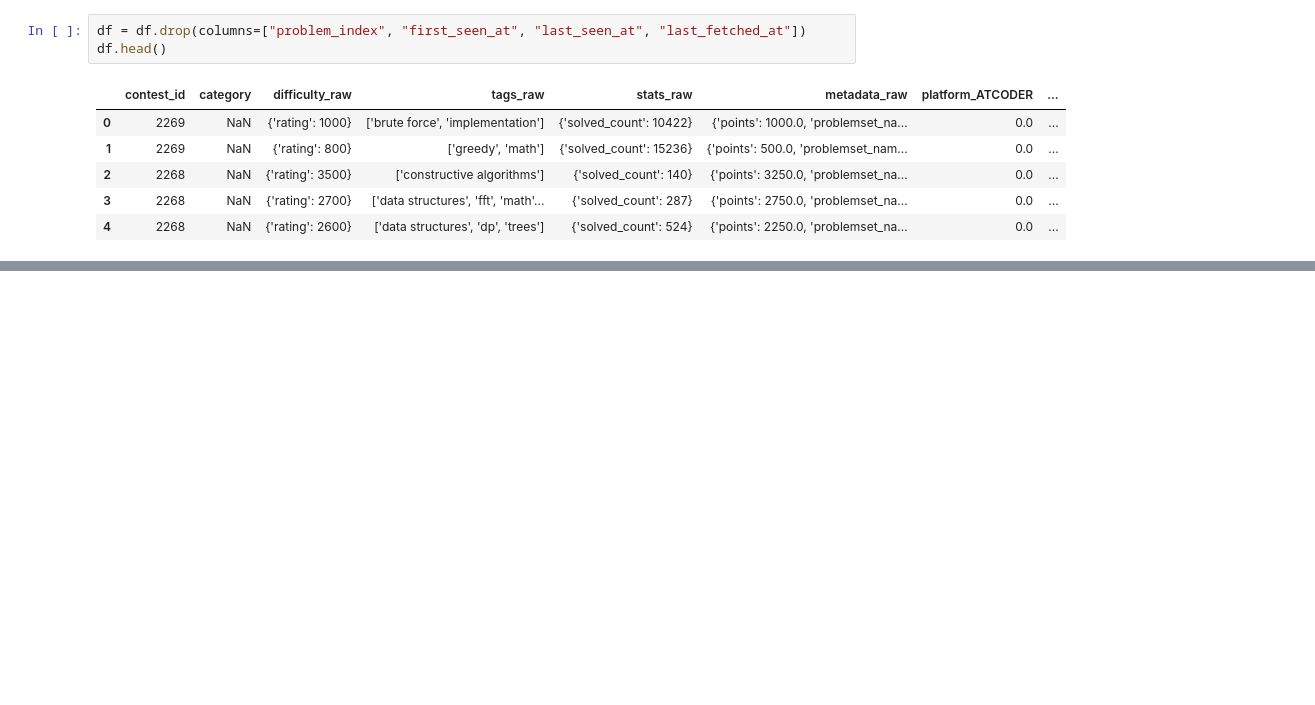
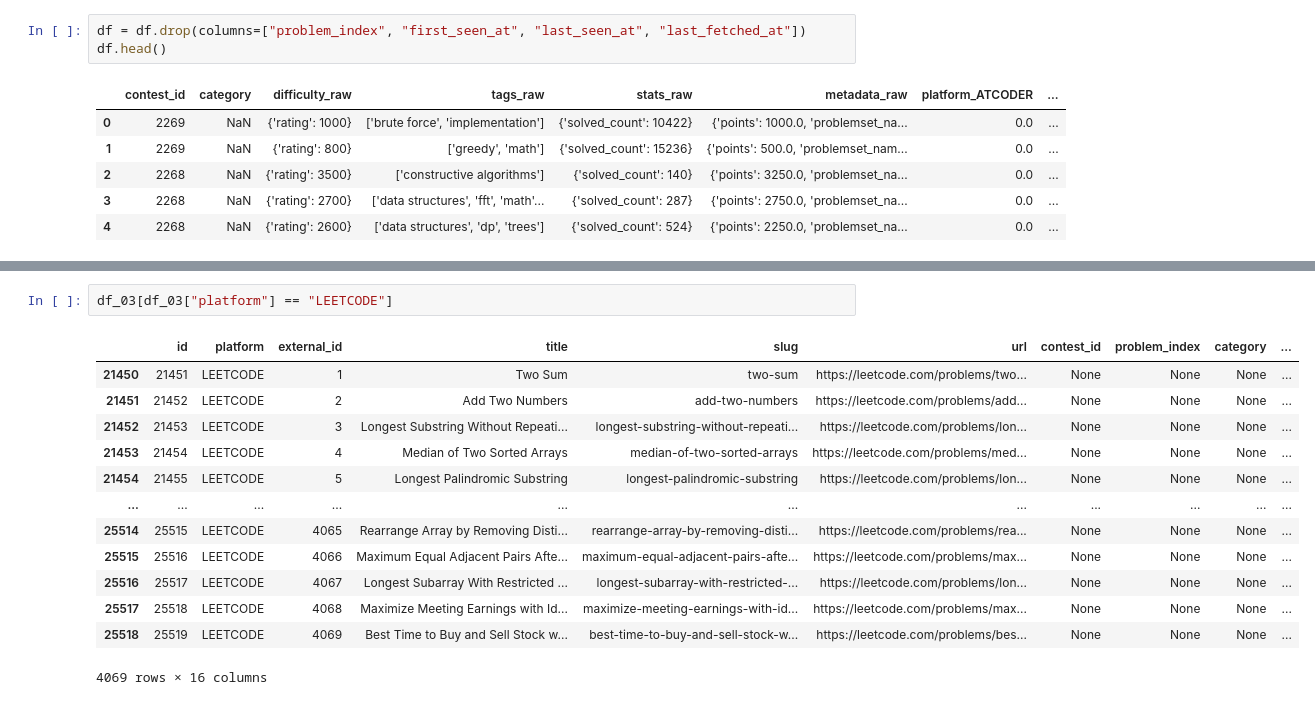
Before and after one commit to Batata-Vada/project_red, a Jupyter notebook: main.ipynb, the cells around one changed output, grey strips where cells are left out. Cells and saved outputs as stored; diff of their text form; blank space fills up the shorter version.

```diff
--- a/main.ipynb
+++ b/main.ipynb
@@ -275,0 +285,16 @@ df.head()
+# %%
+df_03[df_03["platform"] == "LEETCODE"]
+# %% [output]
+|  | id | platform | external_id | title | slug | url | contest_id | problem_index | category | ... |
+| 21450 | 21451 | LEETCODE | 1 | Two Sum | two-sum | https://leetcode.com/problems/two... | None | None | None | ... |
+| 21451 | 21452 | LEETCODE | 2 | Add Two Numbers | add-two-numbers | https://leetcode.com/problems/add... | None | None | None | ... |
+| 21452 | 21453 | LEETCODE | 3 | Longest Substring Without Repeati... | longest-substring-without-repeati... | https://leetcode.com/problems/lon... | None | None | None | ... |
+| 21453 | 21454 | LEETCODE | 4 | Median of Two Sorted Arrays | median-of-two-sorted-arrays | https://leetcode.com/problems/med... | None | None | None | ... |
+| 21454 | 21455 | LEETCODE | 5 | Longest Palindromic Substring | longest-palindromic-substring | https://leetcode.com/problems/lon... | None | None | None | ... |
+| ... | ... | ... | ... | ... | ... | ... | ... | ... | ... | ... |
+| 25514 | 25515 | LEETCODE | 4065 | Rearrange Array by Removing Disti... | rearrange-array-by-removing-disti... | https://leetcode.com/problems/rea... | None | None | None | ... |
+| 25515 | 25516 | LEETCODE | 4066 | Maximum Equal Adjacent Pairs Afte... | maximum-equal-adjacent-pairs-afte... | https://leetcode.com/problems/max... | None | None | None | ... |
+| 25516 | 25517 | LEETCODE | 4067 | Longest Subarray With Restricted ... | longest-subarray-with-restricted-... | https://leetcode.com/problems/lon... | None | None | None | ... |
+| 25517 | 25518 | LEETCODE | 4068 | Maximize Meeting Earnings with Id... | maximize-meeting-earnings-with-id... | https://leetcode.com/problems/max... | None | None | None | ... |
+| 25518 | 25519 | LEETCODE | 4069 | Best Time to Buy and Sell Stock w... | best-time-to-buy-and-sell-stock-w... | https://leetcode.com/problems/bes... | None | None | None | ... |
+4069 rows × 16 columns
```
Also changed, not shown: parts of 4 cells of this notebook.
